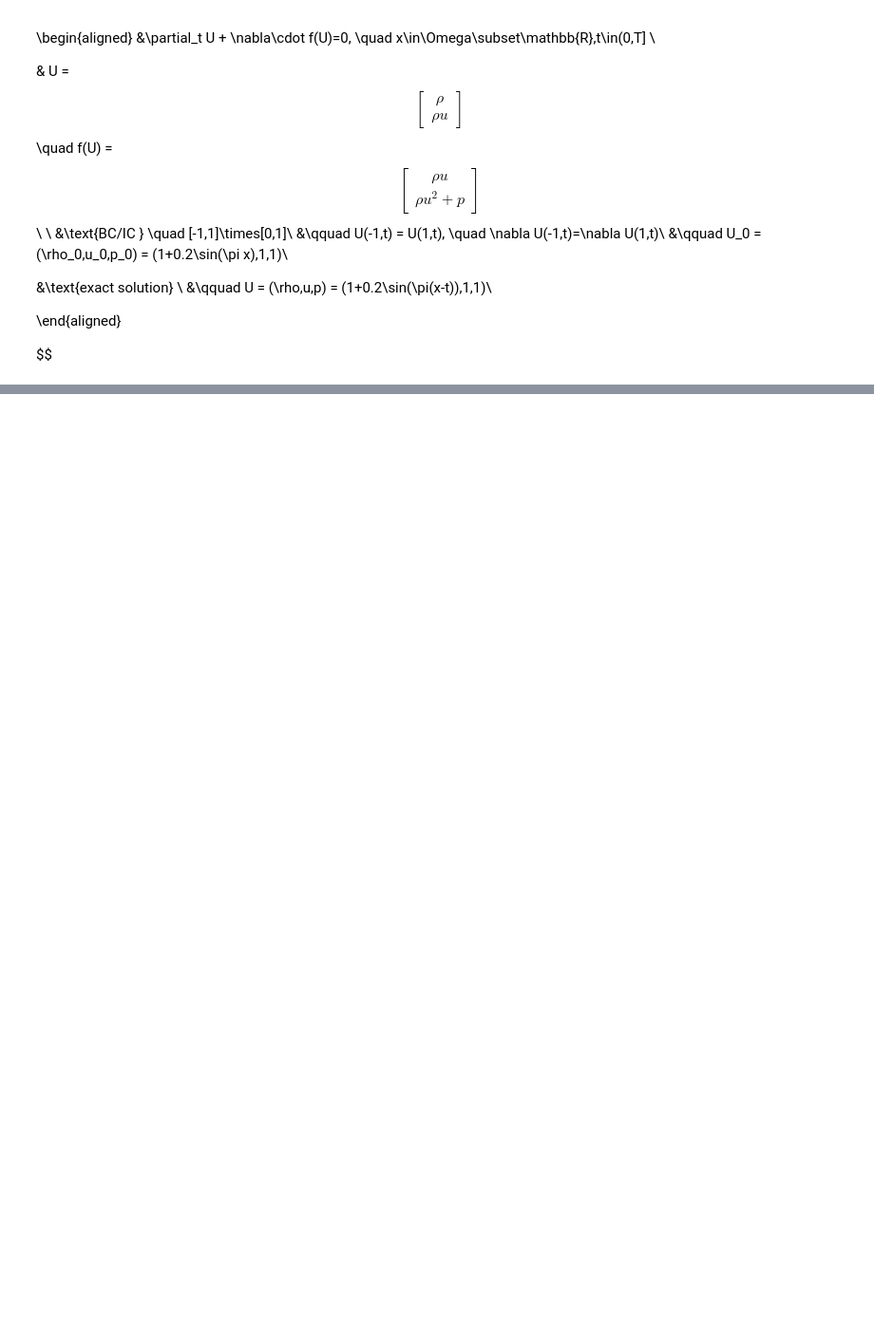
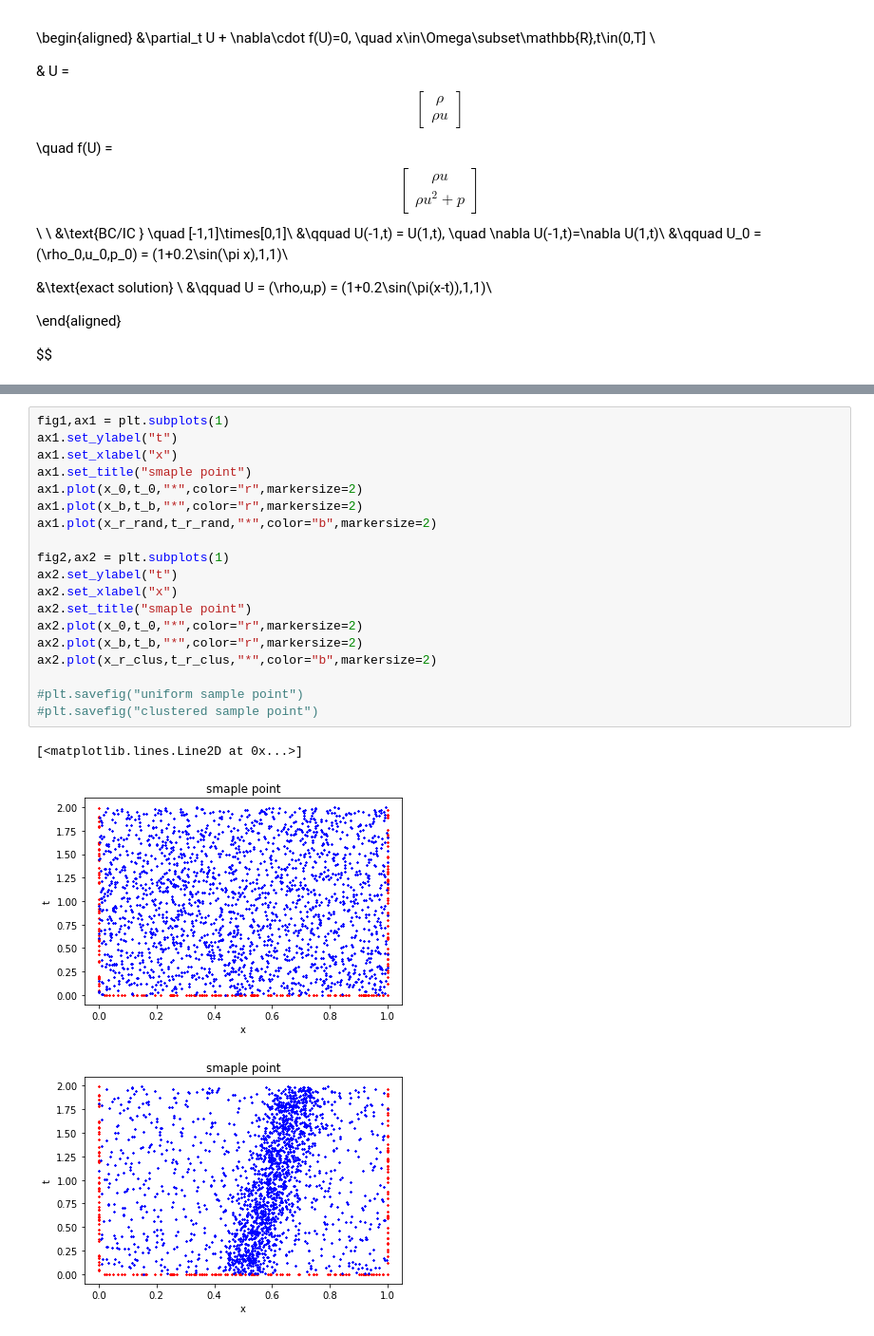
Before and after one commit to caizihuahua/Reading_Material, a Jupyter notebook: notebook/ex1.ipynb, the cells around one changed output, grey strips where cells are left out. Shown: that part at 95% size. Cells and saved outputs as stored; diff of their text form; blank space fills up the shorter version.

```diff
--- a/notebook/ex1.ipynb
+++ b/notebook/ex1.ipynb
@@ -307,3 +276,26 @@ plt.savefig("clustered sample point")
+# %%
+fig1,ax1 = plt.subplots(1)
+ax1.set_ylabel("t")
+ax1.set_xlabel("x")
+ax1.set_title("smaple point")
+ax1.plot(x_0,t_0,"*",color="r",markersize=2)
+ax1.plot(x_b,t_b,"*",color="r",markersize=2)
+ax1.plot(x_r_rand,t_r_rand,"*",color="b",markersize=2)
+
+fig2,ax2 = plt.subplots(1)
+ax2.set_ylabel("t")
+ax2.set_xlabel("x")
+ax2.set_title("smaple point")
+ax2.plot(x_0,t_0,"*",color="r",markersize=2)
+ax2.plot(x_b,t_b,"*",color="r",markersize=2)
+ax2.plot(x_r_clus,t_r_clus,"*",color="b",markersize=2)
+
+#plt.savefig("uniform sample point")
+#plt.savefig("clustered sample point")
+# %% [output]
+[<matplotlib.lines.Line2D at 0x...>]
+[figure, added]
+[figure, added]
 # %%
 pinn_clus = PINN(
             t,x,u,
```
Also changed, not shown: parts of 27 cells of this notebook, 4 other files.
